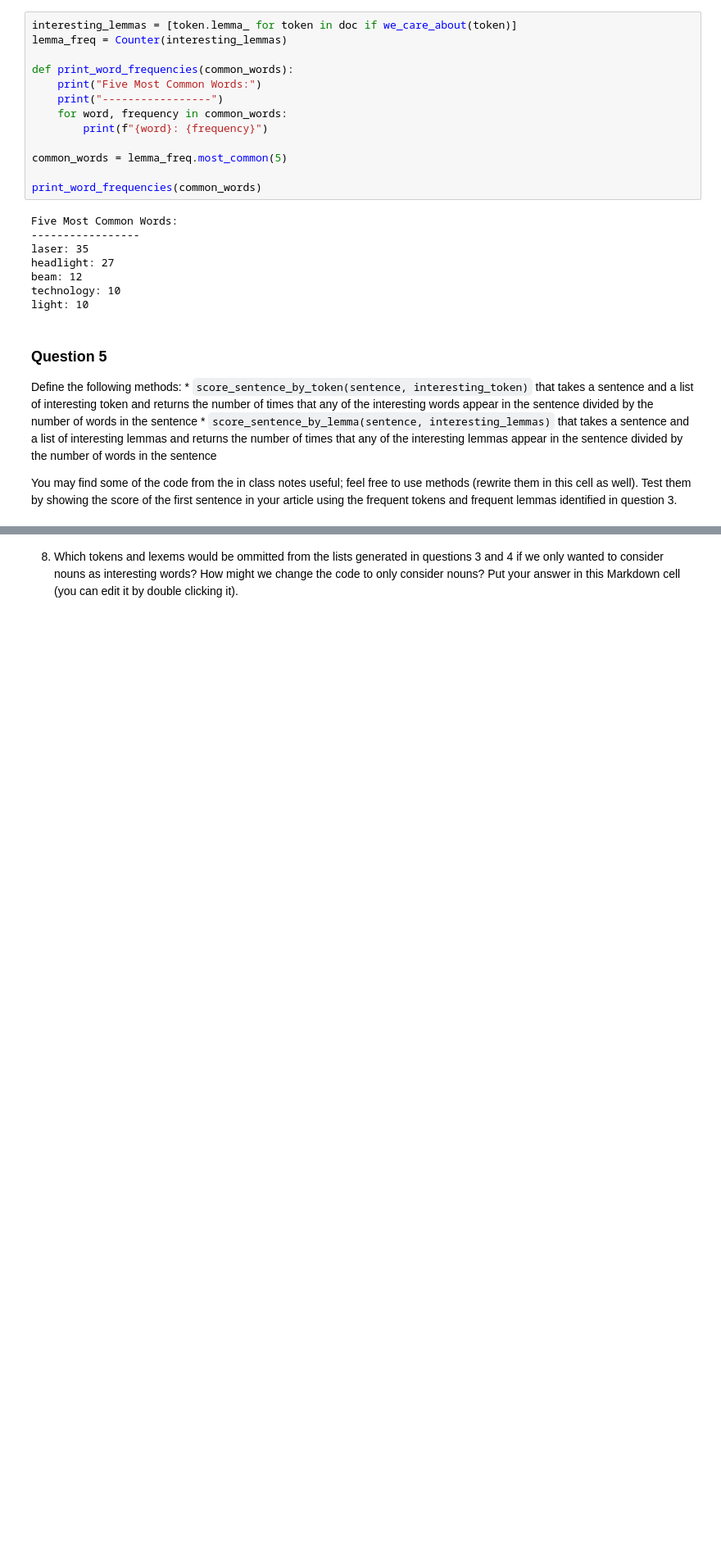
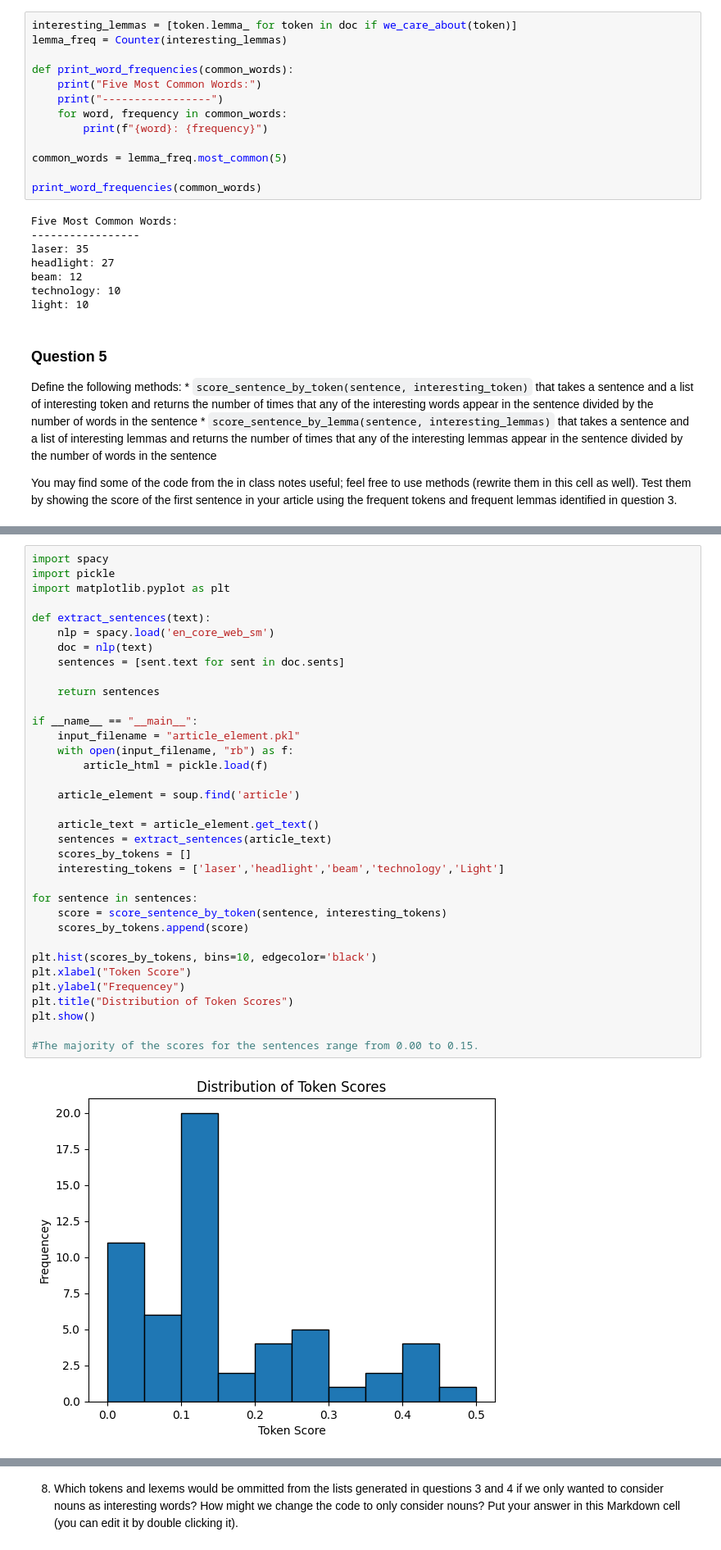
Before and after one commit to simsjarrod/44620_mod6, a Jupyter notebook: web_scraping_assignment.ipynb, the cells around one changed output, grey strips where cells are left out. Shown at 82% size. Drawn from its saved outputs; the diff is of its cells as text; blank space fills up the shorter version.

```diff
--- a/web_scraping_assignment.ipynb
+++ b/web_scraping_assignment.ipynb
@@ -165,0 +167,37 @@ Interesting lemma score equals 0.2
+# %%
+import spacy
+import pickle
+import matplotlib.pyplot as plt
+
+def extract_sentences(text):
+    nlp = spacy.load('en_core_web_sm')
+    doc = nlp(text)
+    sentences = [sent.text for sent in doc.sents]
+
+    return sentences
+
+if __name__ == "__main__":
+    input_filename = "article_element.pkl"
+    with open(input_filename, "rb") as f:
+        article_html = pickle.load(f)
+
+    article_element = soup.find('article')
+
+    article_text = article_element.get_text()
+    sentences = extract_sentences(article_text)
+    scores_by_tokens = []
+    interesting_tokens = ['laser','headlight','beam','technology','Light']
+
+for sentence in sentences:
+    score = score_sentence_by_token(sentence, interesting_tokens)
+    scores_by_tokens.append(score)
+
+plt.hist(scores_by_tokens, bins=10, edgecolor='black')
+plt.xlabel("Token Score")
+plt.ylabel("Frequencey")
+plt.title("Distribution of Token Scores")
+plt.show()
+
+#The majority of the scores for the sentences range from 0.00 to 0.15.
+# %% [output]
+[figure, added]
```
Also changed, not shown: parts of 4 cells of this notebook.
